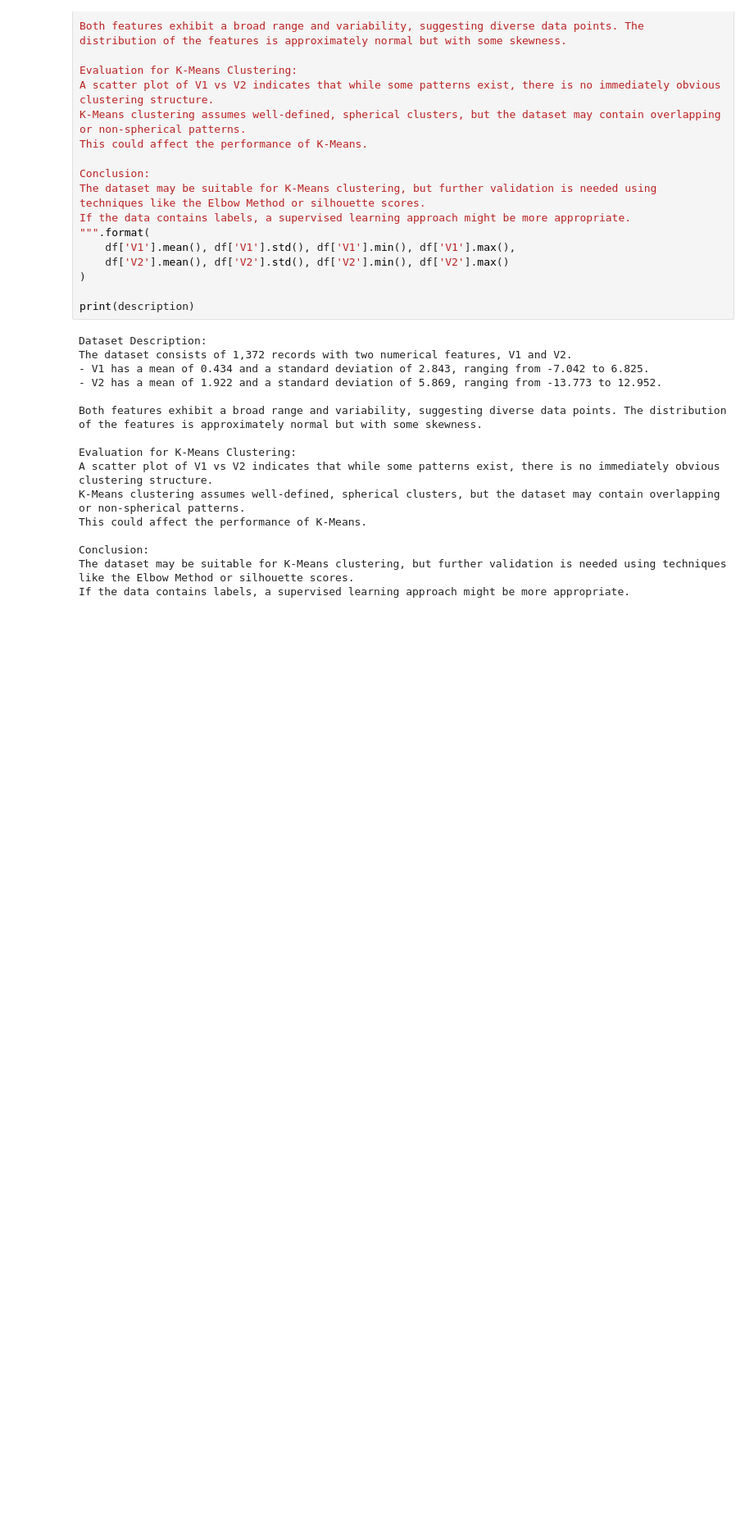
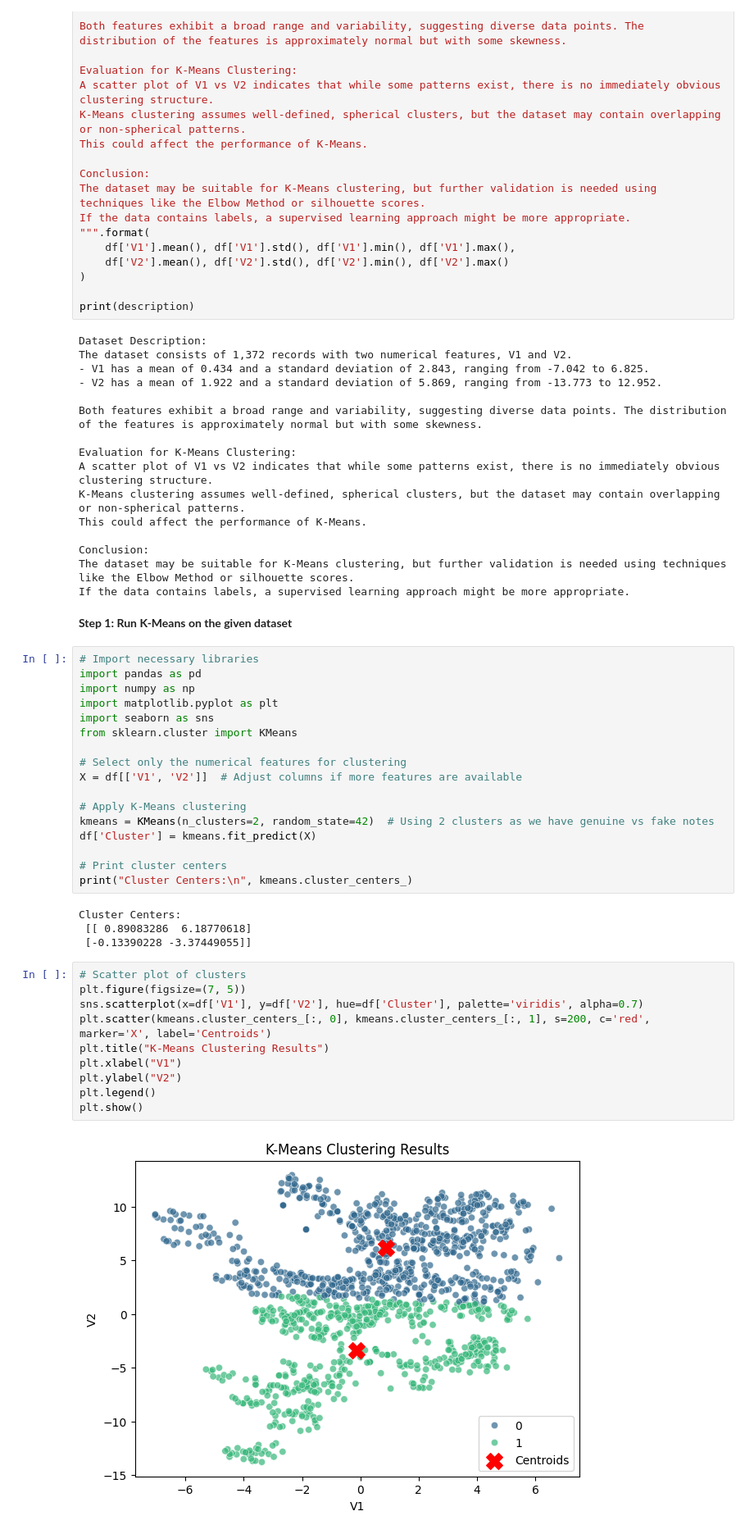
Before and after one commit to Mayar215999/data-science-project, a Jupyter notebook: bankNote_Assignment.ipynb, the cells around one changed output. Shown: that part at 82% size. Cells and saved outputs as stored; diff of their text form; blank space fills up the shorter version.

```diff
--- a/bankNote_Assignment.ipynb
+++ b/bankNote_Assignment.ipynb
@@ -132,3 +132,40 @@ This could affect the performance of K-Means.
 Conclusion:
 The dataset may be suitable for K-Means clustering, but further validation is needed using techniques like the Elbow Method or silhouette scores.
 If the data contains labels, a supervised learning approach might be more appropriate.
+# %% [markdown]
+
+
+**Step 1: Run K-Means on the given dataset**
+# %%
+# Import necessary libraries
+import pandas as pd
+import numpy as np
+import matplotlib.pyplot as plt
+import seaborn as sns
+from sklearn.cluster import KMeans
+
+# Select only the numerical features for clustering
+X = df[['V1', 'V2']]  # Adjust columns if more features are available
+
+# Apply K-Means clustering
+kmeans = KMeans(n_clusters=2, random_state=42)  # Using 2 clusters as we have genuine vs fake notes
+df['Cluster'] = kmeans.fit_predict(X)
+
+# Print cluster centers
+print("Cluster Centers:\n", kmeans.cluster_centers_)
+# %% [output]
+Cluster Centers:
+ [[ 0.89083286  6.18770618]
+ [-0.13390228 -3.37449055]]
+# %%
+# Scatter plot of clusters
+plt.figure(figsize=(7, 5))
+sns.scatterplot(x=df['V1'], y=df['V2'], hue=df['Cluster'], palette='viridis', alpha=0.7)
+plt.scatter(kmeans.cluster_centers_[:, 0], kmeans.cluster_centers_[:, 1], s=200, c='red', marker='X', label='Centroids')
+plt.title("K-Means Clustering Results")
+plt.xlabel("V1")
+plt.ylabel("V2")
+plt.legend()
+plt.show()
+# %% [output]
+[figure, added]
```
Also changed, not shown: parts of 3 cells of this notebook.
